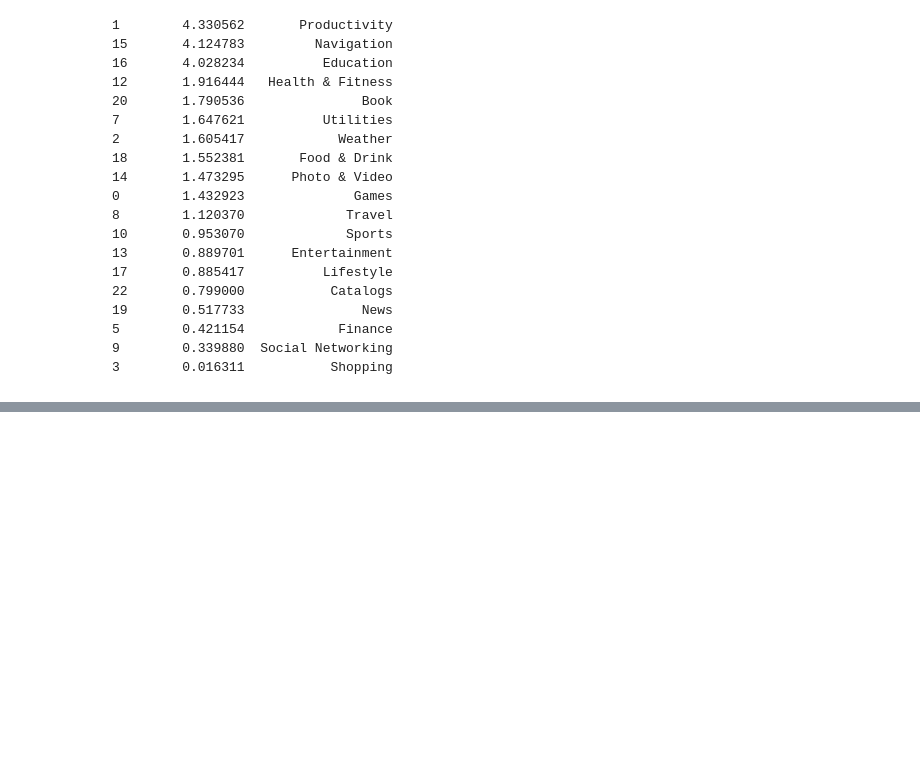
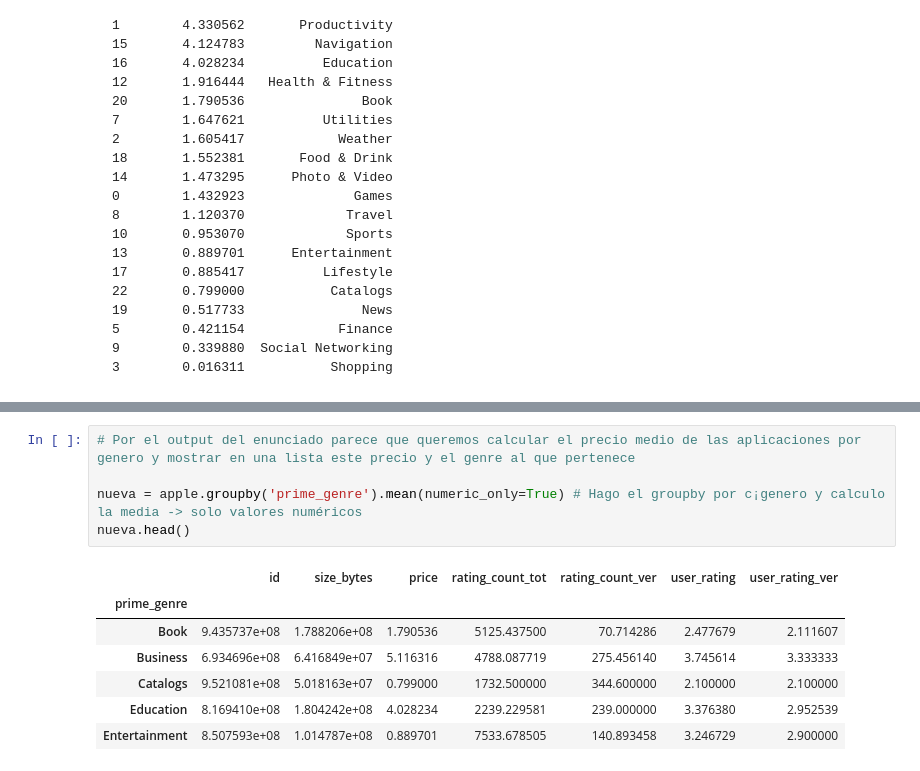
Before and after one commit to Ironhack-Data-Madrid-Octubre-2023/2.2-lab_pandas_deepdive, a Jupyter notebook: your-code/main.ipynb, the cells around one changed output, grey strips where cells are left out. Cells and saved outputs as stored; diff of their text form; blank space fills up the shorter version.

```diff
--- a/your-code/main.ipynb
+++ b/your-code/main.ipynb
@@ -409,0 +419,13 @@ comando sort y ascending dentro o algo asi
+# %%
+# Por el output del enunciado parece que queremos calcular el precio medio de las aplicaciones por genero y mostrar en una lista este precio y el genre al que pertenece
+
+nueva = apple.groupby('prime_genre').mean(numeric_only=True) # Hago el groupby por c¡genero y calculo la media -> solo valores numéricos
+nueva.head()
+# %% [output]
+|  | id | size_bytes | price | rating_count_tot | rating_count_ver | user_rating | user_rating_ver |
+| prime_genre |  |  |  |  |  |  |  |
+| Book | 9.435737e+08 | 1.788206e+08 | 1.790536 | 5125.437500 | 70.714286 | 2.477679 | 2.111607 |
+| Business | 6.934696e+08 | 6.416849e+07 | 5.116316 | 4788.087719 | 275.456140 | 3.745614 | 3.333333 |
+| Catalogs | 9.521081e+08 | 5.018163e+07 | 0.799000 | 1732.500000 | 344.600000 | 2.100000 | 2.100000 |
+| Education | 8.169410e+08 | 1.804242e+08 | 4.028234 | 2239.229581 | 239.000000 | 3.376380 | 2.952539 |
+| Entertainment | 8.507593e+08 | 1.014787e+08 | 0.889701 | 7533.678505 | 140.893458 | 3.246729 | 2.900000 |
```
Also changed, not shown: parts of 4 cells of this notebook.
